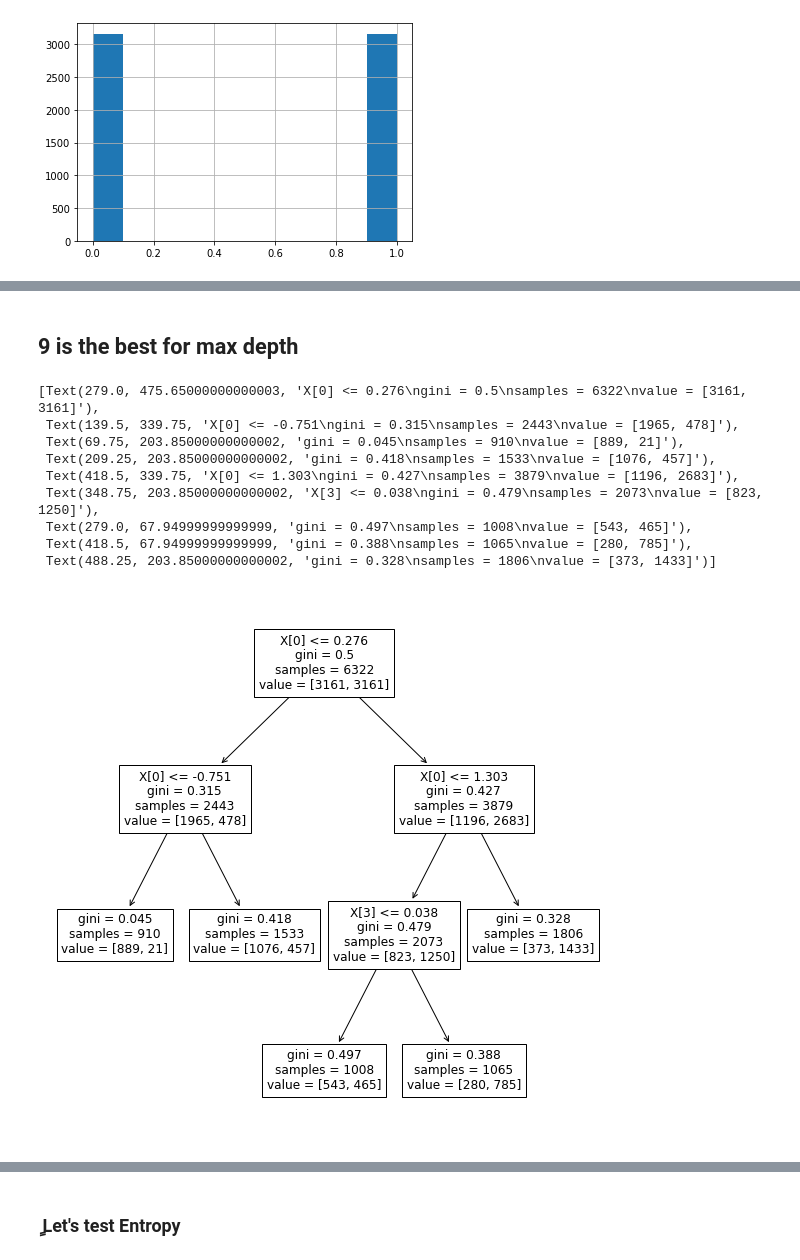
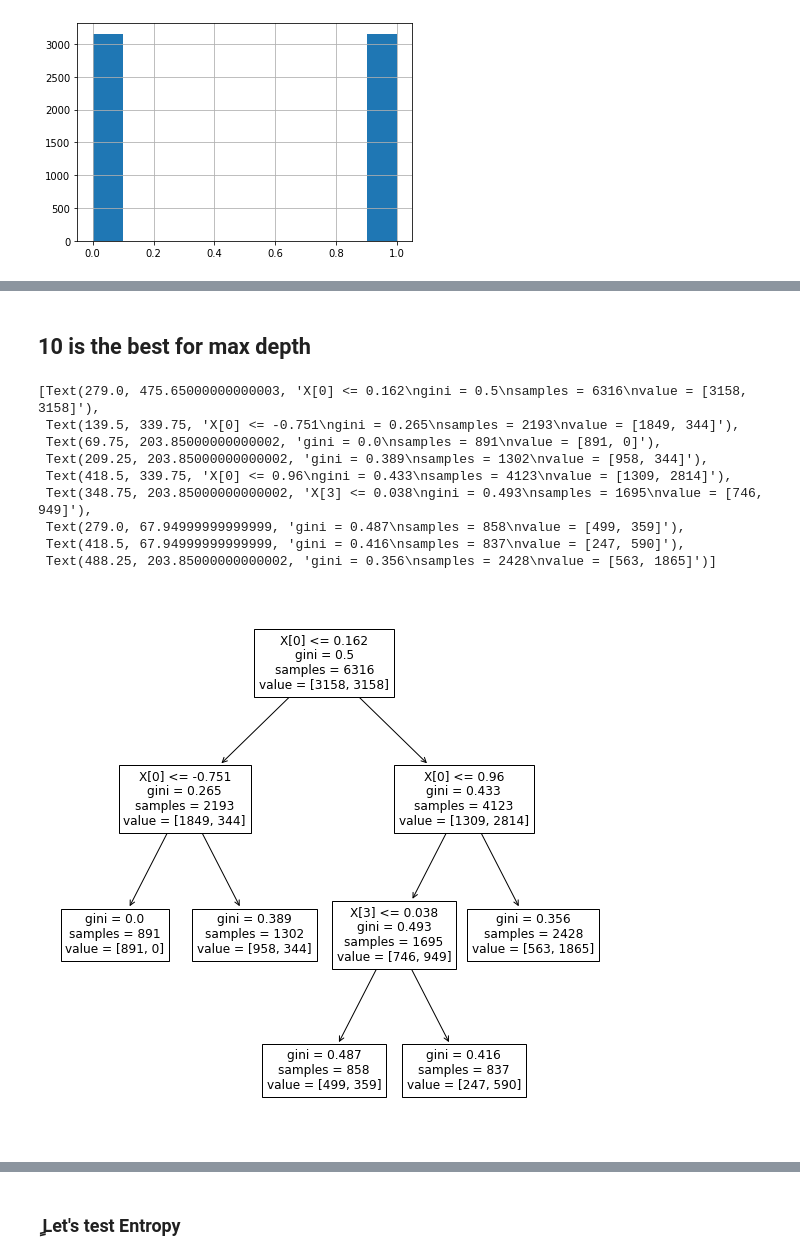
Before and after one commit to GhazaleZe/Stroke-Prediction, a Jupyter notebook: P4_Tree.ipynb, the cells around one changed output, grey strips where cells are left out. Cells and saved outputs as stored; diff of their text form; code cells hidden in the pictures.

```diff
--- a/P4_Tree.ipynb
+++ b/P4_Tree.ipynb
@@ -128,19 +128,19 @@ plt.show()
 # %% [markdown]
-## 9 is the best for max depth
+## 10 is the best for max depth
 # %%
 
 
-DT = DecisionTreeClassifier(criterion = "gini", max_leaf_nodes=5,max_depth=9).fit(x_train,y_train)
+DT = DecisionTreeClassifier(criterion = "gini", max_leaf_nodes=5,max_depth=10).fit(x_train,y_train)
 fig, axs = plt.subplots(1, 1, figsize=(10,10))
 tree.plot_tree(DT, ax=axs)
 # %% [output]
-[Text(279.0, 475.65000000000003, 'X[0] <= 0.276\ngini = 0.5\nsamples = 6322\nvalue = [3161, 3161]'),
- Text(139.5, 339.75, 'X[0] <= -0.751\ngini = 0.315\nsamples = 2443\nvalue = [1965, 478]'),
- Text(69.75, 203.85000000000002, 'gini = 0.045\nsamples = 910\nvalue = [889, 21]'),
- Text(209.25, 203.85000000000002, 'gini = 0.418\nsamples = 1533\nvalue = [1076, 457]'),
- Text(418.5, 339.75, 'X[0] <= 1.303\ngini = 0.427\nsamples = 3879\nvalue = [1196, 2683]'),
- Text(348.75, 203.85000000000002, 'X[3] <= 0.038\ngini = 0.479\nsamples = 2073\nvalue = [823, 1250]'),
- Text(279.0, 67.94999999999999, 'gini = 0.497\nsamples = 1008\nvalue = [543, 465]'),
- Text(418.5, 67.94999999999999, 'gini = 0.388\nsamples = 1065\nvalue = [280, 785]'),
- Text(488.25, 203.85000000000002, 'gini = 0.328\nsamples = 1806\nvalue = [373, 1433]')]
+[Text(279.0, 475.65000000000003, 'X[0] <= 0.162\ngini = 0.5\nsamples = 6316\nvalue = [3158, 3158]'),
+ Text(139.5, 339.75, 'X[0] <= -0.751\ngini = 0.265\nsamples = 2193\nvalue = [1849, 344]'),
+ Text(69.75, 203.85000000000002, 'gini = 0.0\nsamples = 891\nvalue = [891, 0]'),
+ Text(209.25, 203.85000000000002, 'gini = 0.389\nsamples = 1302\nvalue = [958, 344]'),
+ Text(418.5, 339.75, 'X[0] <= 0.96\ngini = 0.433\nsamples = 4123\nvalue = [1309, 2814]'),
+ Text(348.75, 203.85000000000002, 'X[3] <= 0.038\ngini = 0.493\nsamples = 1695\nvalue = [746, 949]'),
+ Text(279.0, 67.94999999999999, 'gini = 0.487\nsamples = 858\nvalue = [499, 359]'),
+ Text(418.5, 67.94999999999999, 'gini = 0.416\nsamples = 837\nvalue = [247, 590]'),
+ Text(488.25, 203.85000000000002, 'gini = 0.356\nsamples = 2428\nvalue = [563, 1865]')]
-[figure, old version]
+[figure, new version]
```
Also changed, not shown: parts of 16 cells of this notebook, 1 other file.
